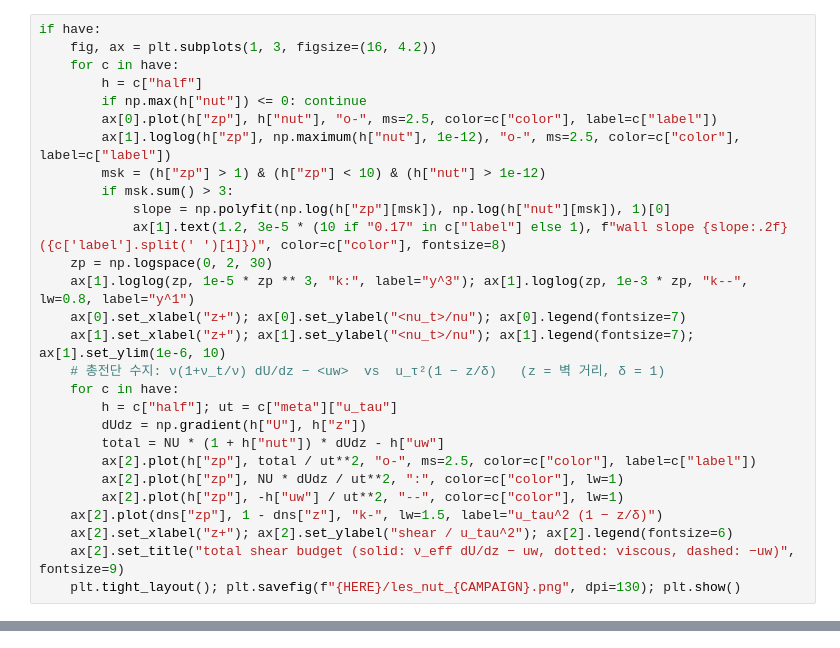
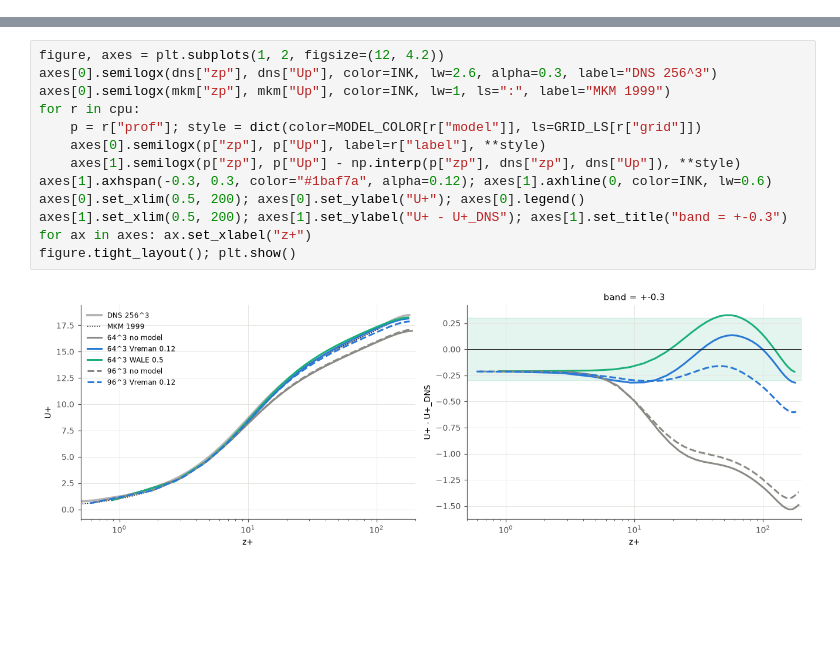
Before and after one commit to dontempty/MPM-STD_C, a Jupyter notebook: apps/channel/plot/plot_les.ipynb, the cells around one changed output, grey strips where cells are left out. Saved outputs shown, nothing was run; the diff lists cells and outputs as text; blank space fills up the shorter version.

```diff
--- a/apps/channel/plot/plot_les.ipynb
+++ b/apps/channel/plot/plot_les.ipynb
@@ -219,28 +142,0 @@ if have:
-# %%
-if have:
-    fig, ax = plt.subplots(1, 3, figsize=(16, 4.2))
-    for c in have:
-        h = c["half"]
-        if np.max(h["nut"]) <= 0: continue
-        ax[0].plot(h["zp"], h["nut"], "o-", ms=2.5, color=c["color"], label=c["label"])
-        ax[1].loglog(h["zp"], np.maximum(h["nut"], 1e-12), "o-", ms=2.5, color=c["color"], label=c["label"])
-        msk = (h["zp"] > 1) & (h["zp"] < 10) & (h["nut"] > 1e-12)
-        if msk.sum() > 3:
-            slope = np.polyfit(np.log(h["zp"][msk]), np.log(h["nut"][msk]), 1)[0]
-            ax[1].text(1.2, 3e-5 * (10 if "0.17" in c["label"] else 1), f"wall slope {slope:.2f} ({c['label'].split(' ')[1]})", color=c["color"], fontsize=8)
-    zp = np.logspace(0, 2, 30)
-    ax[1].loglog(zp, 1e-5 * zp ** 3, "k:", label="y^3"); ax[1].loglog(zp, 1e-3 * zp, "k--", lw=0.8, label="y^1")
-    ax[0].set_xlabel("z+"); ax[0].set_ylabel("<nu_t>/nu"); ax[0].legend(fontsize=7)
-    ax[1].set_xlabel("z+"); ax[1].set_ylabel("<nu_t>/nu"); ax[1].legend(fontsize=7); ax[1].set_ylim(1e-6, 10)
-    # 총전단 수지: ν(1+ν_t/ν) dU/dz − <uw>  vs  u_τ²(1 − z/δ)   (z = 벽 거리, δ = 1)
-    for c in have:
-        h = c["half"]; ut = c["meta"]["u_tau"]
-        dUdz = np.gradient(h["U"], h["z"])
-        total = NU * (1 + h["nut"]) * dUdz - h["uw"]
-        ax[2].plot(h["zp"], total / ut**2, "o-", ms=2.5, color=c["color"], label=c["label"])
-        ax[2].plot(h["zp"], NU * dUdz / ut**2, ":", color=c["color"], lw=1)
-        ax[2].plot(h["zp"], -h["uw"] / ut**2, "--", color=c["color"], lw=1)
-    ax[2].plot(dns["zp"], 1 - dns["z"], "k-", lw=1.5, label="u_tau^2 (1 − z/δ)")
-    ax[2].set_xlabel("z+"); ax[2].set_ylabel("shear / u_tau^2"); ax[2].legend(fontsize=6)
-    ax[2].set_title("total shear budget (solid: ν_eff dU/dz − uw, dotted: viscous, dashed: −uw)", fontsize=9)
-    plt.tight_layout(); plt.savefig(f"{HERE}/les_nut_{CAMPAIGN}.png", dpi=130); plt.show()
@@ -404,0 +143,15 @@ target = 180 계열 DNS 256^3 Re_tau 181 / 360 계열 Dean 360;  ref = 프로파
+# %%
+figure, axes = plt.subplots(1, 2, figsize=(12, 4.2))
+axes[0].semilogx(dns["zp"], dns["Up"], color=INK, lw=2.6, alpha=0.3, label="DNS 256^3")
+axes[0].semilogx(mkm["zp"], mkm["Up"], color=INK, lw=1, ls=":", label="MKM 1999")
+for r in cpu:
+    p = r["prof"]; style = dict(color=MODEL_COLOR[r["model"]], ls=GRID_LS[r["grid"]])
+    axes[0].semilogx(p["zp"], p["Up"], label=r["label"], **style)
+    axes[1].semilogx(p["zp"], p["Up"] - np.interp(p["zp"], dns["zp"], dns["Up"]), **style)
+axes[1].axhspan(-0.3, 0.3, color="#1baf7a", alpha=0.12); axes[1].axhline(0, color=INK, lw=0.6)
+axes[0].set_xlim(0.5, 200); axes[0].set_ylabel("U+"); axes[0].legend()
+axes[1].set_xlim(0.5, 200); axes[1].set_ylabel("U+ - U+_DNS"); axes[1].set_title("band = +-0.3")
+for ax in axes: ax.set_xlabel("z+")
+figure.tight_layout(); plt.show()
+# %% [output]
+[figure, added]
```
Also changed, not shown: parts of 25 cells of this notebook, 25 other files.
